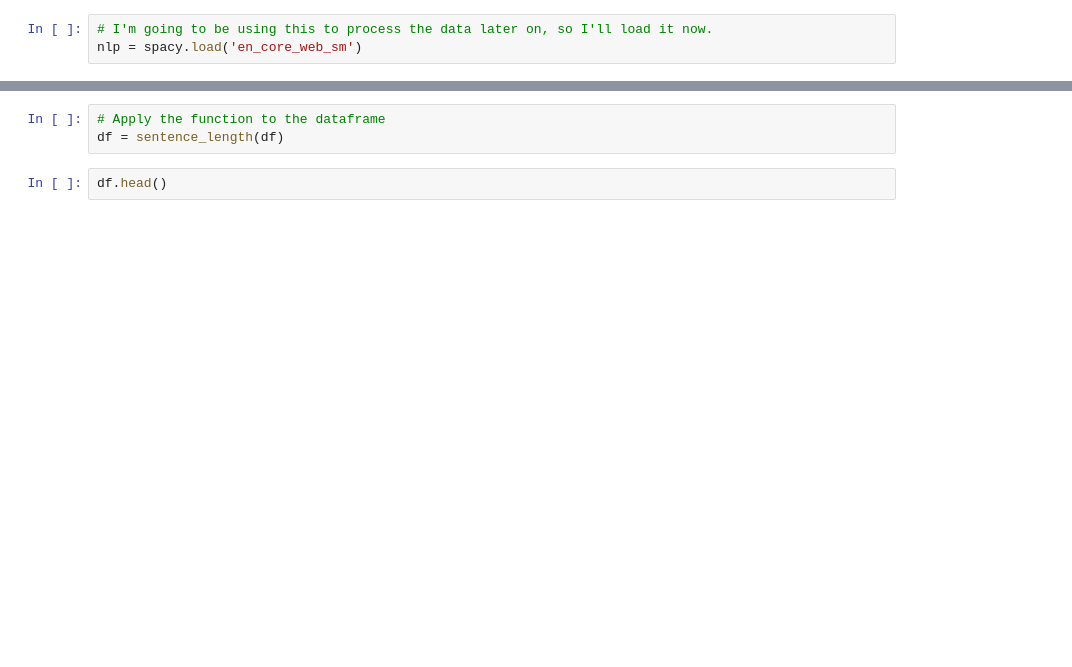
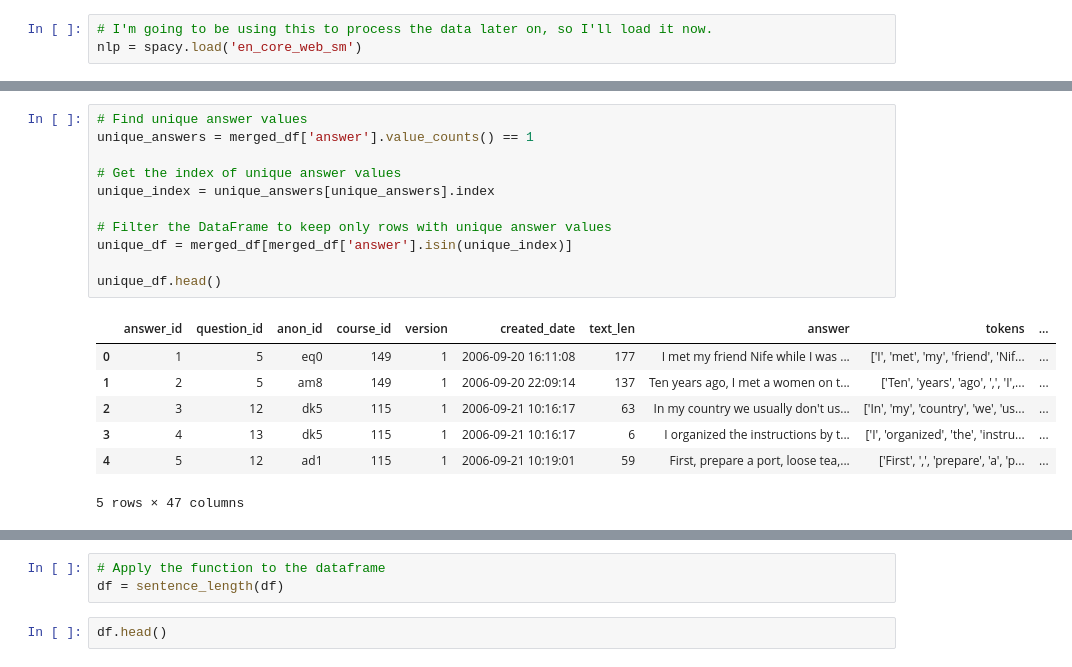
Before and after one commit to jdolane/ESL_Writing_Classification, a Jupyter notebook: notebooks/compile_clean/PELIC_Compile.ipynb, the cells around one changed output, grey strips where cells are left out. Cells and saved outputs as stored; diff of their text form; blank space fills up the shorter version.

```diff
--- a/notebooks/compile_clean/PELIC_Compile.ipynb
+++ b/notebooks/compile_clean/PELIC_Compile.ipynb
@@ -88,0 +107,19 @@ df = df.dropna()
+# %%
+# Find unique answer values
+unique_answers = merged_df['answer'].value_counts() == 1
+
+# Get the index of unique answer values
+unique_index = unique_answers[unique_answers].index
+
+# Filter the DataFrame to keep only rows with unique answer values
+unique_df = merged_df[merged_df['answer'].isin(unique_index)]
+
+unique_df.head()
+# %% [output]
+|  | answer_id | question_id | anon_id | course_id | version | created_date | text_len | answer | tokens | ... |
+| 0 | 1 | 5 | eq0 | 149 | 1 | 2006-09-20 16:11:08 | 177 | I met my friend Nife while I was ... | ['I', 'met', 'my', 'friend', 'Nif... | ... |
+| 1 | 2 | 5 | am8 | 149 | 1 | 2006-09-20 22:09:14 | 137 | Ten years ago, I met a women on t... | ['Ten', 'years', 'ago', ',', 'I',... | ... |
+| 2 | 3 | 12 | dk5 | 115 | 1 | 2006-09-21 10:16:17 | 63 | In my country we usually don't us... | ['In', 'my', 'country', 'we', 'us... | ... |
+| 3 | 4 | 13 | dk5 | 115 | 1 | 2006-09-21 10:16:17 | 6 | I organized the instructions by t... | ['I', 'organized', 'the', 'instru... | ... |
+| 4 | 5 | 12 | ad1 | 115 | 1 | 2006-09-21 10:19:01 | 59 | First, prepare a port, loose tea,... | ['First', ',', 'prepare', 'a', 'p... | ... |
+5 rows × 47 columns
```
Also changed, not shown: parts of 36 cells of this notebook.
